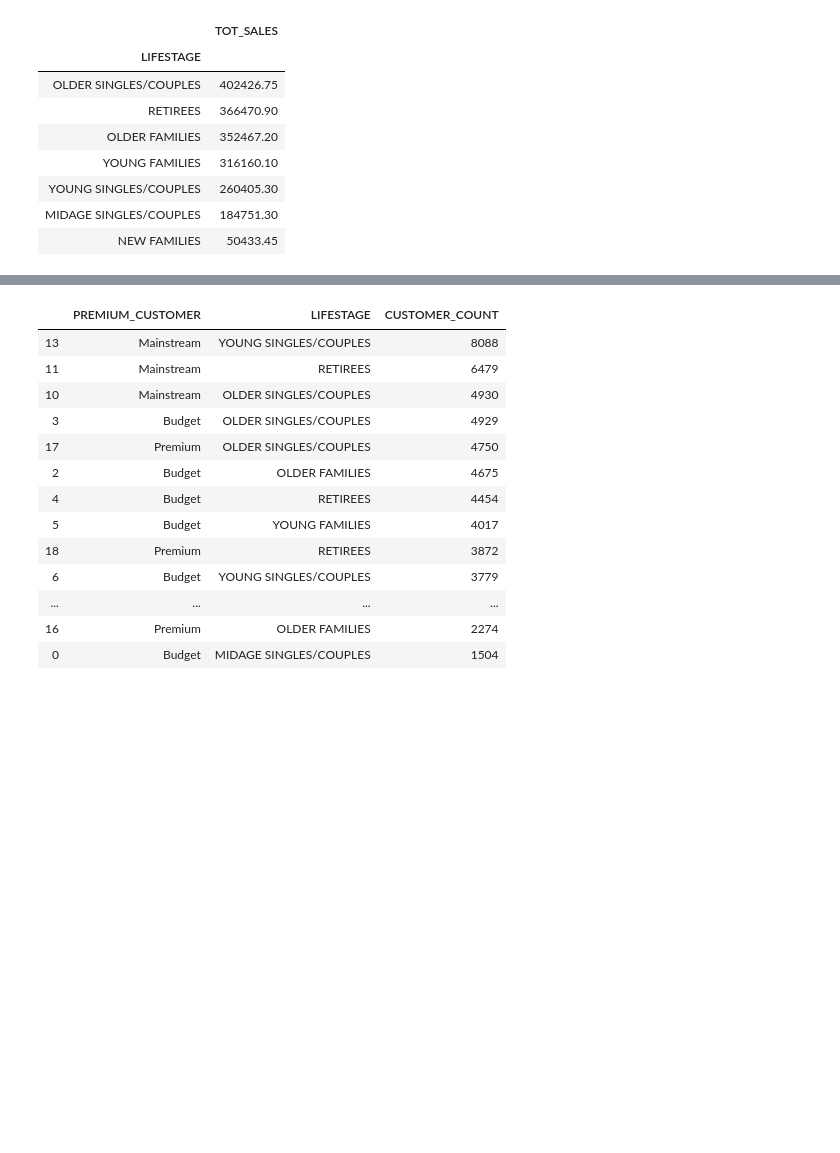
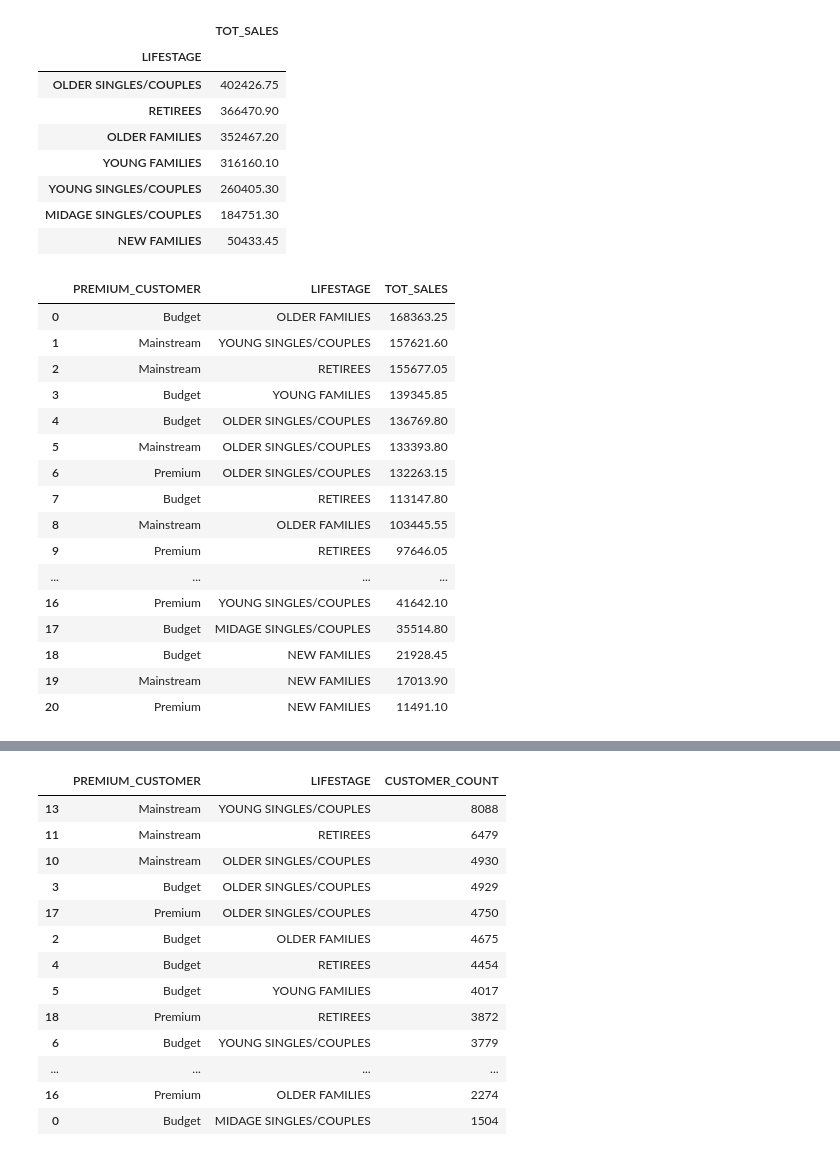
Before and after one commit to Solihin-k/Quantium-Data-Analytics, a Jupyter notebook: Task_1.ipynb, the cells around one changed output, grey strips where cells are left out. Cells and saved outputs as stored; diff of their text form; code cells hidden in the pictures; blank space fills up the shorter version.

```diff
--- a/Task_1.ipynb
+++ b/Task_1.ipynb
@@ -552,12 +640,32 @@ merged_data[['TOT_SALES', 'LIFESTAGE']].groupby('LIFESTAGE').sum().sort_values('
 # %%
 # total sales by LIFESTAGE and PREMIUM_CUSTOMER
 
 sales_breakdown = merged_data[['LIFESTAGE',
                                'PREMIUM_CUSTOMER',
                                'TOT_SALES']].groupby(
-                                            ['PREMIUM_CUSTOMER',
-                                             'LIFESTAGE']).sum().sort_values('TOT_SALES',
-                                                                             ascending = False).reset_index()
+                                ['PREMIUM_CUSTOMER',
+                                 'LIFESTAGE']).sum().sort_values('TOT_SALES',
+                                                                 ascending = False).reset_index()
+
+sales_breakdown
+# %% [output]
+|  | PREMIUM_CUSTOMER | LIFESTAGE | TOT_SALES |
+| 0 | Budget | OLDER FAMILIES | 168363.25 |
+| 1 | Mainstream | YOUNG SINGLES/COUPLES | 157621.60 |
+| 2 | Mainstream | RETIREES | 155677.05 |
+| 3 | Budget | YOUNG FAMILIES | 139345.85 |
+| 4 | Budget | OLDER SINGLES/COUPLES | 136769.80 |
+| 5 | Mainstream | OLDER SINGLES/COUPLES | 133393.80 |
+| 6 | Premium | OLDER SINGLES/COUPLES | 132263.15 |
+| 7 | Budget | RETIREES | 113147.80 |
+| 8 | Mainstream | OLDER FAMILIES | 103445.55 |
+| 9 | Premium | RETIREES | 97646.05 |
+| ... | ... | ... | ... |
+| 16 | Premium | YOUNG SINGLES/COUPLES | 41642.10 |
+| 17 | Budget | MIDAGE SINGLES/COUPLES | 35514.80 |
+| 18 | Budget | NEW FAMILIES | 21928.45 |
+| 19 | Mainstream | NEW FAMILIES | 17013.90 |
+| 20 | Premium | NEW FAMILIES | 11491.10 |
 # %%
 # plot breakdown of total sales by LIFESTAGE and PREMIUM_CUSTOMER
 
```
Also changed, not shown: parts of 70 cells of this notebook.
